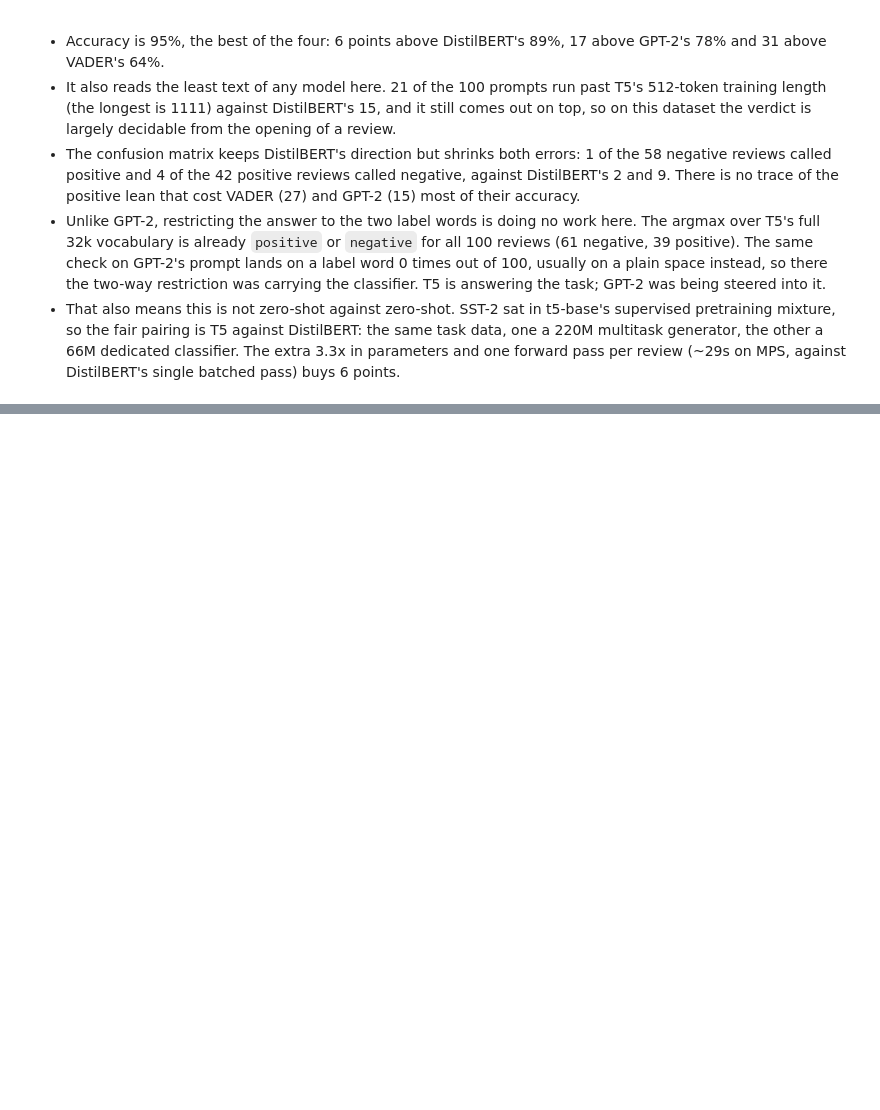
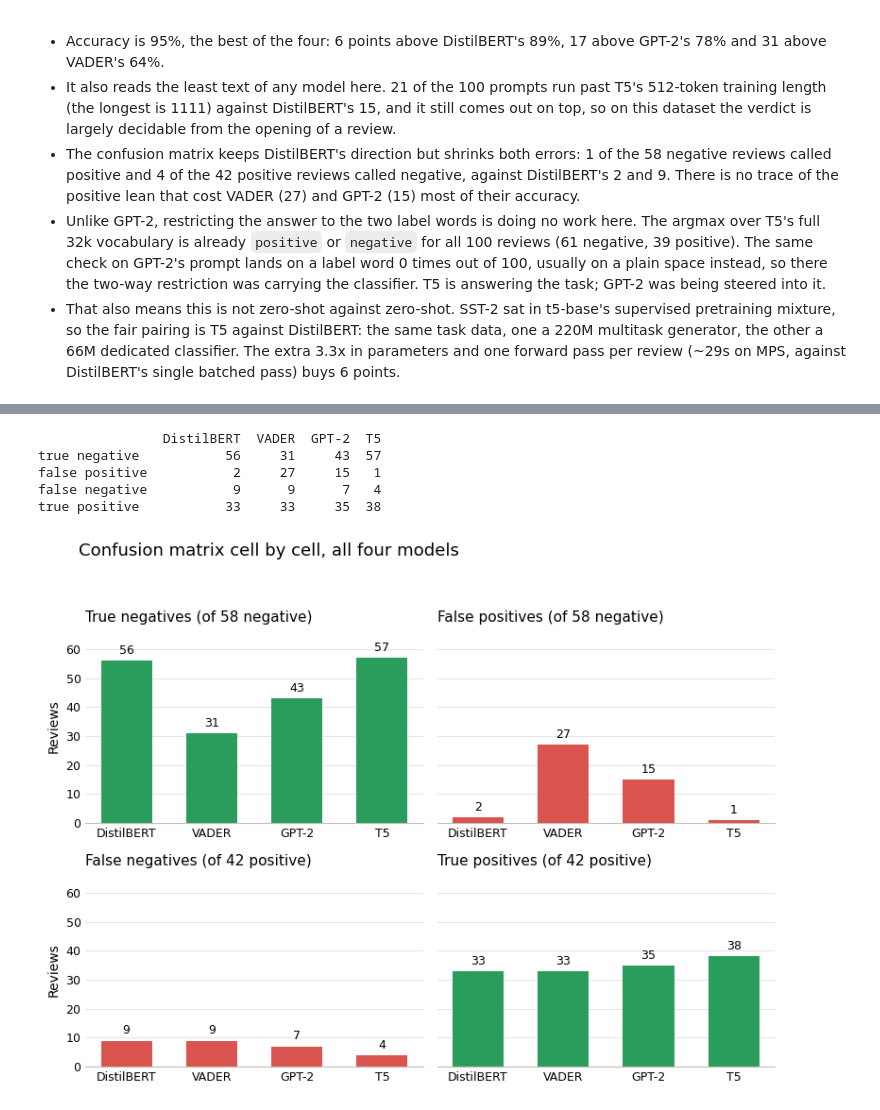
Before and after one commit to idekker1/SentimentAnalysis, a Jupyter notebook: notebooks/Analysis.ipynb, the cells around one changed output, grey strips where cells are left out. Saved outputs shown, nothing was run; the diff lists cells and outputs as text; code cells hidden in the pictures; blank space fills up the shorter version.

Commit message:
Finalize analysis by adding Confusion matrix comparison for all 4 models

```diff
--- a/notebooks/Analysis.ipynb
+++ b/notebooks/Analysis.ipynb
@@ -554,0 +563,69 @@ Wrote 100 rows to ../notebook_outputs/t5_predictions.csv
+# %%
+from sklearn.metrics import confusion_matrix
+import matplotlib.pyplot as plt
+import pandas as pd
+
+LABELS = ["negative", "positive"]
+model_predictions = {
+    "DistilBERT": y_pred_labels,
+    "VADER": y_pred_vader_labels,
+    "GPT-2": y_pred_gpt2_labels,
+    "T5": y_pred_t5_labels,
+}
+
+# confusion_matrix returns [[TN, FP], [FN, TP]] with negative as the first label.
+cells = ["true negative", "false positive", "false negative", "true positive"]
+cm_values = pd.DataFrame(
+    {name: confusion_matrix(y_target, pred, labels=LABELS).ravel()
+     for name, pred in model_predictions.items()},
+    index=cells,
+)
+print(cm_values)
+
+# Color encodes correctness, not model — the model name is already on the x-axis.
+CORRECT = "#2a9d5c"
+ERROR = "#d9534f"
+cell_color = {
+    "true negative": CORRECT,
+    "false positive": ERROR,
+    "false negative": ERROR,
+    "true positive": CORRECT,
+}
+
+n_negative = (y_target == "negative").sum()
+n_positive = (y_target == "positive").sum()
+titles = {
+    "true negative": f"True negatives (of {n_negative} negative)",
+    "false positive": f"False positives (of {n_negative} negative)",
+    "false negative": f"False negatives (of {n_positive} positive)",
+    "true positive": f"True positives (of {n_positive} positive)",
+}
+
+fig, axes = plt.subplots(2, 2, figsize=(8, 6), sharey=True)
+
+for ax, cell in zip(axes.ravel(), cells):
+    counts = cm_values.loc[cell]
+    bars = ax.bar(counts.index, counts.values, width=0.6, color=cell_color[cell])
+    ax.bar_label(bars, padding=3, fontsize=9)
+
+    ax.set_title(titles[cell], fontsize=11, loc="left")
+    ax.set_ylim(0, max(n_negative, n_positive) * 1.15)
+    ax.tick_params(axis="both", labelsize=9, length=0)
+    ax.grid(axis="y", color="#e6e5e2", linewidth=0.8)
+    ax.set_axisbelow(True)
+    ax.spines[["top", "right", "left"]].set_visible(False)
+    ax.spines["bottom"].set_color("#c3c2b7")
+
+axes[0, 0].set_ylabel("Reviews")
+axes[1, 0].set_ylabel("Reviews")
+
+fig.suptitle("Confusion matrix cell by cell, all four models", fontsize=13, x=0.06, ha="left")
+fig.tight_layout(rect=(0, 0, 1, 0.94))
+plt.show()
+# %% [output]
+                DistilBERT  VADER  GPT-2  T5
+true negative           56     31     43  57
+false positive           2     27     15   1
+false negative           9      9      7   4
+true positive           33     33     35  38
+[figure, added]
```
Also changed, not shown: parts of 2 cells of this notebook.
